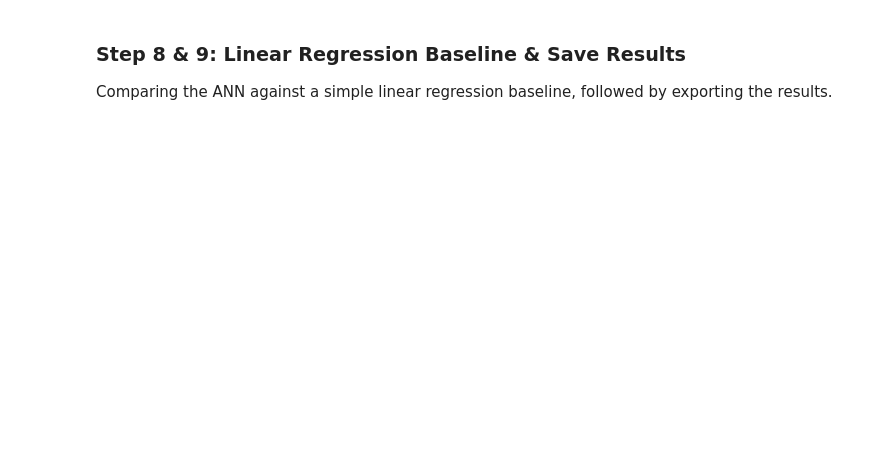
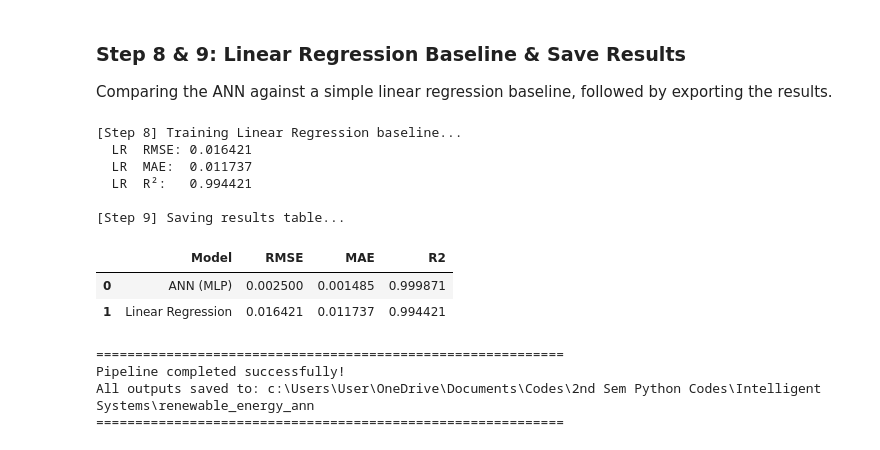
Before and after one commit to Ethanolbicarbonate/renewable_energy_ann, a Jupyter notebook: ann_model_train.ipynb, the cells around one changed output. Saved outputs shown, nothing was run; the diff lists cells and outputs as text; code cells hidden in the pictures; blank space fills up the shorter version.

```diff
--- a/ann_model_train.ipynb
+++ b/ann_model_train.ipynb
@@ -435,3 +432,48 @@ WARNING:absl:You are saving your model as an HDF5 file via `model.save()` or `ke
 # %% [markdown]
 ### Step 8 & 9: Linear Regression Baseline & Save Results
 Comparing the ANN against a simple linear regression baseline, followed by exporting the results.
+# %%
+print("[Step 8] Training Linear Regression baseline...")
+
+lr_model = LinearRegression()
+lr_model.fit(X_train, y_train.ravel())
+y_pred_lr_scaled = lr_model.predict(X_test)
+y_pred_lr = scaler_y.inverse_transform(y_pred_lr_scaled.reshape(-1, 1))
+
+rmse_lr = np.sqrt(mean_squared_error(y_true, y_pred_lr))
+mae_lr = mean_absolute_error(y_true, y_pred_lr)
+r2_lr = r2_score(y_true, y_pred_lr)
+
+print(f"  LR  RMSE: {rmse_lr:.6f}")
+print(f"  LR  MAE:  {mae_lr:.6f}")
+print(f"  LR  R²:   {r2_lr:.6f}")
+
+print("\n[Step 9] Saving results table...")
+
+results = pd.DataFrame({
+    'Model': ['ANN (MLP)', 'Linear Regression'],
+    'RMSE': [rmse_ann, rmse_lr],
+    'MAE': [mae_ann, mae_lr],
+    'R2': [r2_ann, r2_lr]
+})
+results.to_csv(RESULTS_PATH, index=False)
+display(results)
+
+print("\n" + "=" * 60)
+print("Pipeline completed successfully!")
+print(f"All outputs saved to: {BASE_DIR}")
+print("=" * 60)
+# %% [output]
+[Step 8] Training Linear Regression baseline...
+  LR  RMSE: 0.016421
+  LR  MAE:  0.011737
+  LR  R²:   0.994421
+
+[Step 9] Saving results table...
+|  | Model | RMSE | MAE | R2 |
+| 0 | ANN (MLP) | 0.002500 | 0.001485 | 0.999871 |
+| 1 | Linear Regression | 0.016421 | 0.011737 | 0.994421 |
+============================================================
+Pipeline completed successfully!
+All outputs saved to: c:\Users\User\OneDrive\Documents\Codes\2nd Sem Python Codes\Intelligent Systems\renewable_energy_ann
+============================================================
```
Also changed, not shown: parts of 4 cells of this notebook, 8 other files.
